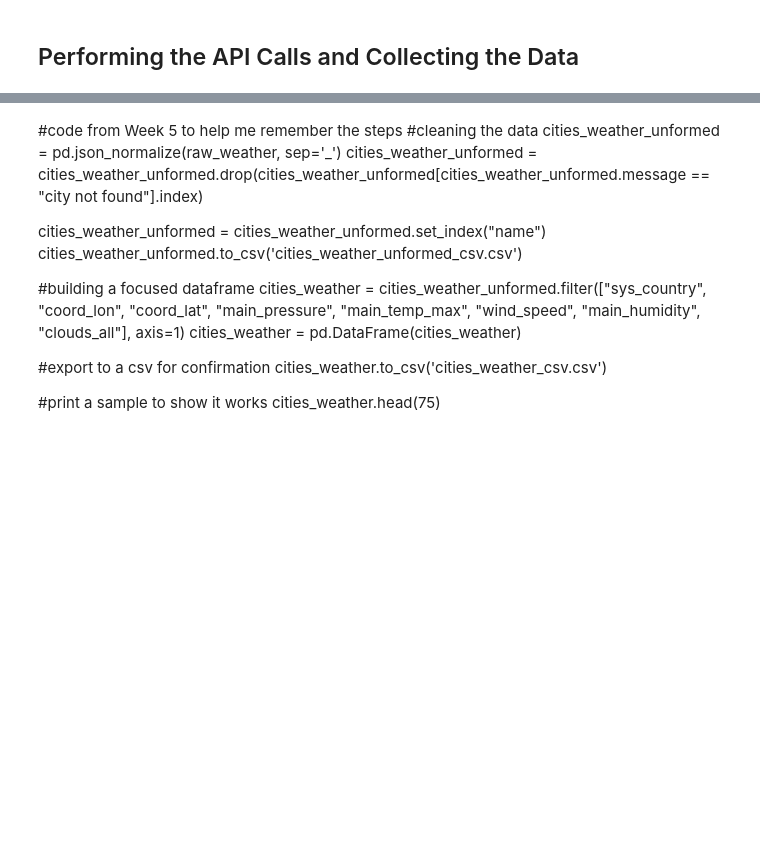
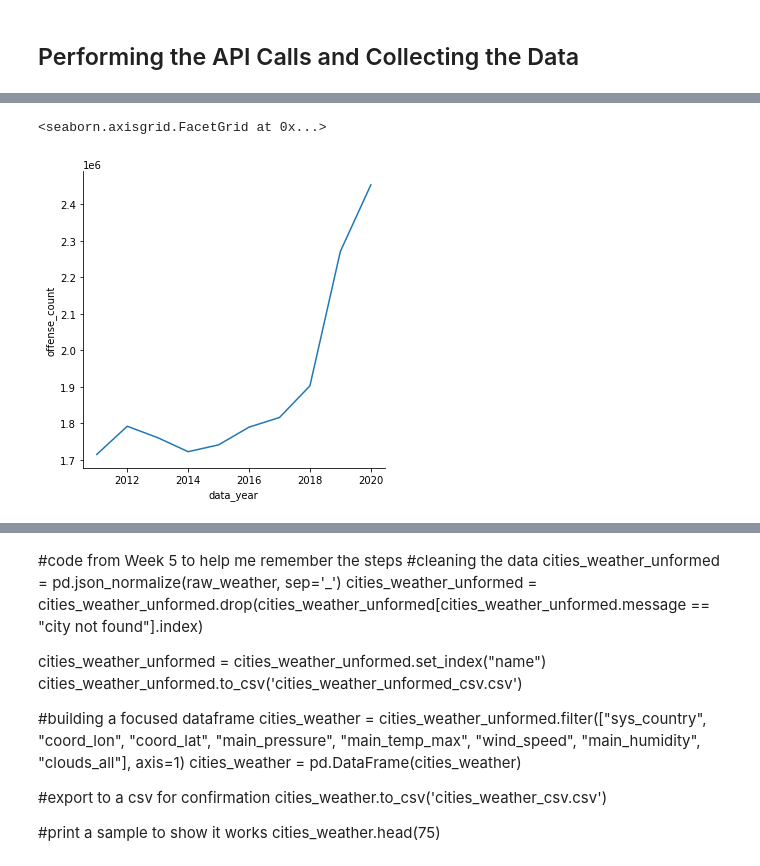
Before and after one commit to HeatherLD/API-Project, a Jupyter notebook: Homework 8 Exploratory API project - Jamie's version.ipynb, the cells around one changed output, grey strips where cells are left out. Saved outputs shown, nothing was run; the diff lists cells and outputs as text; code cells hidden in the pictures; blank space fills up the shorter version.

```diff
--- a/Homework 8 Exploratory API project - Jamie's version.ipynb
+++ b/Homework 8 Exploratory API project - Jamie's version.ipynb
@@ -90,0 +108,4 @@ fbi_data_unformed_larc.to_csv('fbi_data_unformed_larc_csv.csv')
+# %%
+#larceny, count
+fbi_larceny_ct = requests.get('https://api.usa.gov/crime/fbi/sapi/api/data/nibrs/larceny-theft-offenses/offense/national/count/?limit=1&api_key=HXzuNSaaIO46x38N0iVVKpMDgrP6GG3mxBcacgRH')
+fbi_json_larceny_ct = json.loads(fbi_larceny_ct.text)
@@ -90,0 +118,15 @@ fbi_data_unformed_larc.to_csv('fbi_data_unformed_larc_csv.csv')
+# %%
+# creating a larceny DataFrame
+#creating dataframe
+larc_df = pd.DataFrame(fbi_json_larceny_ct['results'])
+
+# sorting by year
+larc_sorted=larc_df.sort_values(by='data_year')
+
+# filtering for 2011-2020
+larc_yr_filtered = larc_sorted.loc[larc_sorted['data_year'] >= 2011]
+pd.DataFrame(larc_yr_filtered)
+
+# sum offense counts by year
+larc_by_year=larc_yr_filtered.groupby('data_year').sum('offense_count')
+pd.DataFrame(larc_by_year)
@@ -90,0 +146,6 @@ fbi_data_unformed_larc.to_csv('fbi_data_unformed_larc_csv.csv')
+# %%
+# creating a larceny line plot
+sns.relplot(x='data_year', y='offense_count', data=larc_by_year, kind='line')
+# %% [output]
+<seaborn.axisgrid.FacetGrid at 0x...>
+[figure, added]
```
Also changed, not shown: parts of 20 cells of this notebook, 2 other files.
